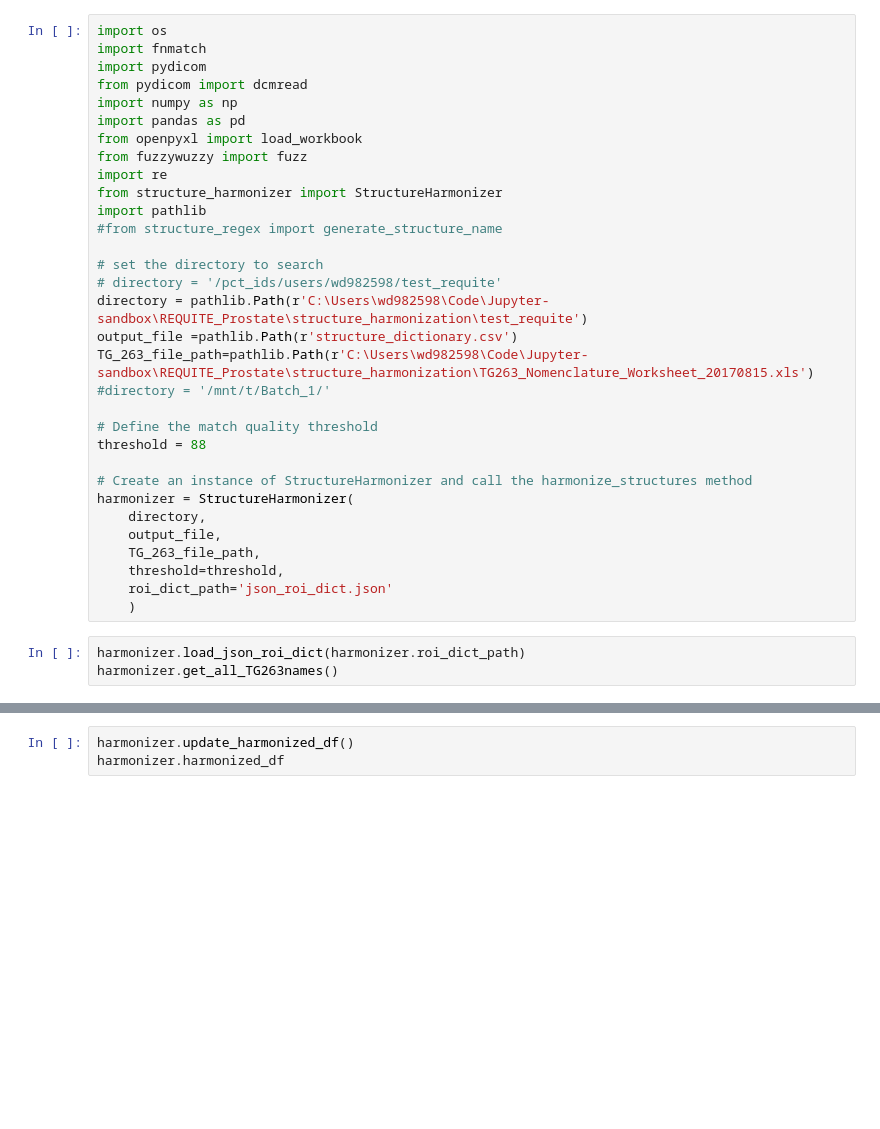
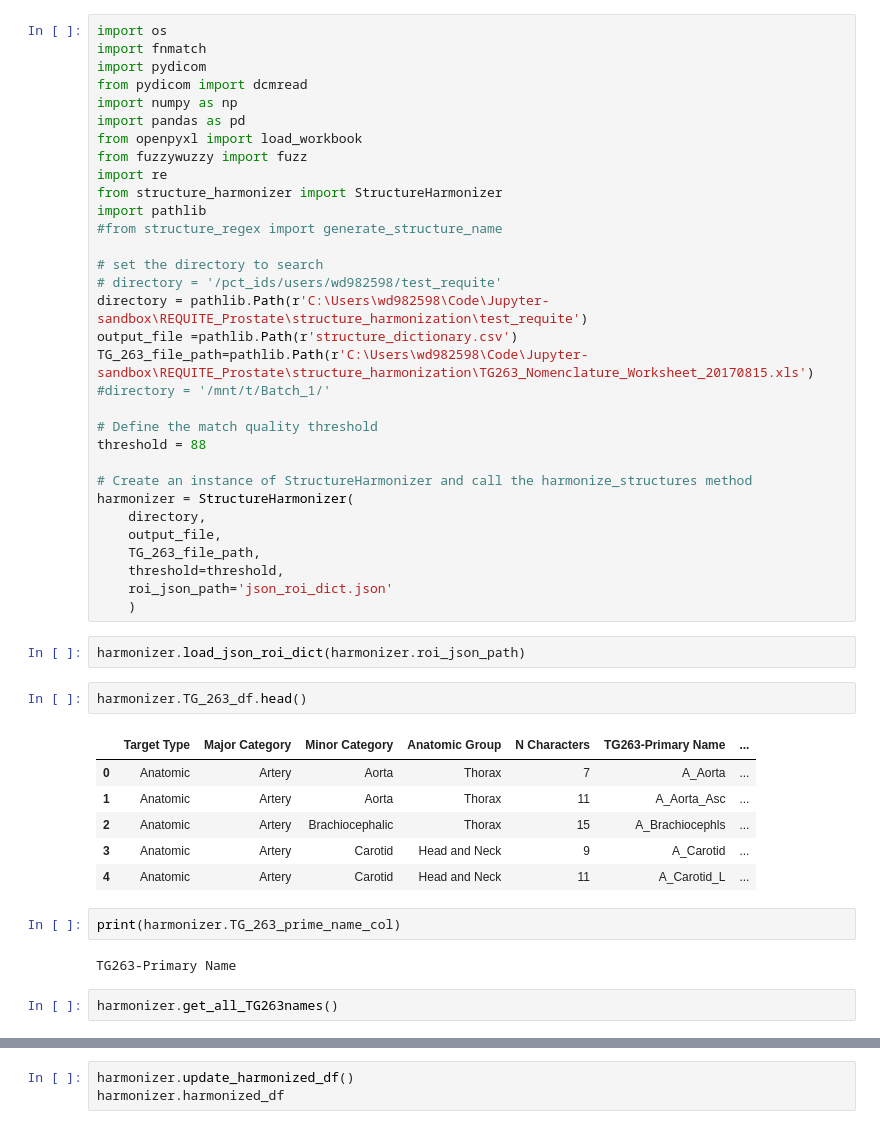
Before and after one commit to skicreature/RT_structure_harmonizer, a Jupyter notebook: structure_harmonizer.ipynb, the cells around one changed output, grey strips where cells are left out. Cells and saved outputs as stored; diff of their text form; blank space fills up the shorter version.

```diff
--- a/structure_harmonizer.ipynb
+++ b/structure_harmonizer.ipynb
@@ -28,10 +28,24 @@ harmonizer = StructureHarmonizer(
     output_file,
     TG_263_file_path,
     threshold=threshold,
-    roi_dict_path='json_roi_dict.json'
+    roi_json_path='json_roi_dict.json'
     )
 # %%
-harmonizer.load_json_roi_dict(harmonizer.roi_dict_path)
-harmonizer.get_all_TG263names()
+harmonizer.load_json_roi_dict(harmonizer.roi_json_path)
+# %%
+harmonizer.TG_263_df.head()
+# %% [output]
+|  | Target Type | Major Category | Minor Category | Anatomic Group | N Characters | TG263-Primary Name | ... |
+| 0 | Anatomic | Artery | Aorta | Thorax | 7 | A_Aorta | ... |
+| 1 | Anatomic | Artery | Aorta | Thorax | 11 | A_Aorta_Asc | ... |
+| 2 | Anatomic | Artery | Brachiocephalic | Thorax | 15 | A_Brachiocephls | ... |
+| 3 | Anatomic | Artery | Carotid | Head and Neck | 9 | A_Carotid | ... |
+| 4 | Anatomic | Artery | Carotid | Head and Neck | 11 | A_Carotid_L | ... |
+# %%
+print(harmonizer.TG_263_prime_name_col)
+# %% [output]
+TG263-Primary Name
+# %%
+harmonizer.get_all_TG263names()
 # %%
 roi_dict_size = len(harmonizer.roi_dict)
```
Also changed, not shown: parts of 4 cells of this notebook, 1 other file.
